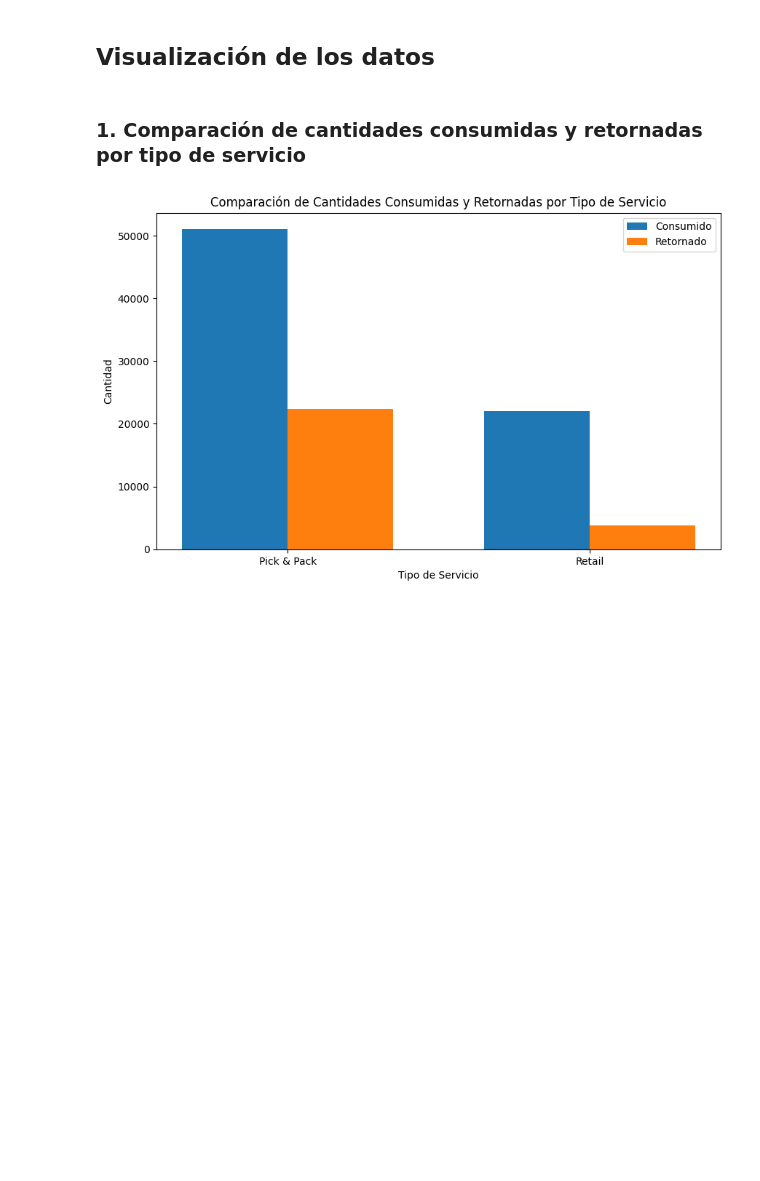
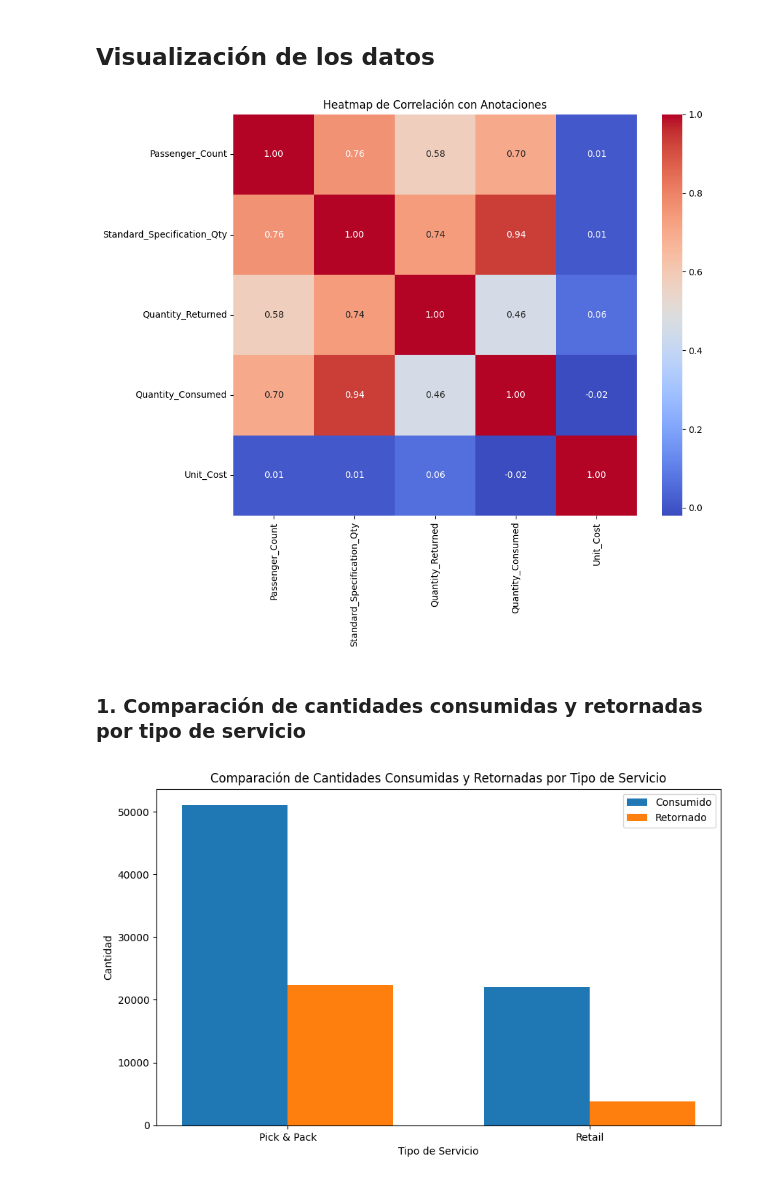
Before and after one commit to Pansocrates03/hackmty2025-gategroup, a Jupyter notebook: consumption-prediction/notebooks/A1.ExploracionDeDatos.ipynb, the cells around one changed output. Saved outputs shown, nothing was run; the diff lists cells and outputs as text; code cells hidden in the pictures; blank space fills up the shorter version.

```diff
--- a/consumption-prediction/notebooks/A1.ExploracionDeDatos.ipynb
+++ b/consumption-prediction/notebooks/A1.ExploracionDeDatos.ipynb
@@ -24,6 +24,27 @@ df.head()
 | 4 | LX110 | DOH | 2025-09-26 | medium-haul | Pick & Pack | 272 | BRD001 | Bread Roll Pack | ... |
 # %% [markdown]
 ## Visualización de los datos
+# %%
+import seaborn as sns
+import matplotlib.pyplot as plt
+
+# Tu matriz de correlación (sin cambios)
+correlation_matrix = df.corr(numeric_only=True)
+
+# Crea la figura (sin cambios)
+plt.figure(figsize=(10, 8))
+
+sns.heatmap(
+    correlation_matrix,
+    annot=True,     # Muestra los números dentro de las celdas
+    cmap='coolwarm',  # Un mapa de color mejor para correlación (rojo=positivo, azul=negativo)
+    fmt='.2f'         # Formatea los números a 2 decimales
+)
+
+plt.title('Heatmap de Correlación con Anotaciones')
+plt.show()
+# %% [output]
+[figure, added]
 # %% [markdown]
 ### 1. Comparación de cantidades consumidas y retornadas por tipo de servicio
 # %%
```
Also changed, not shown: parts of 6 cells of this notebook, 4 other files.
